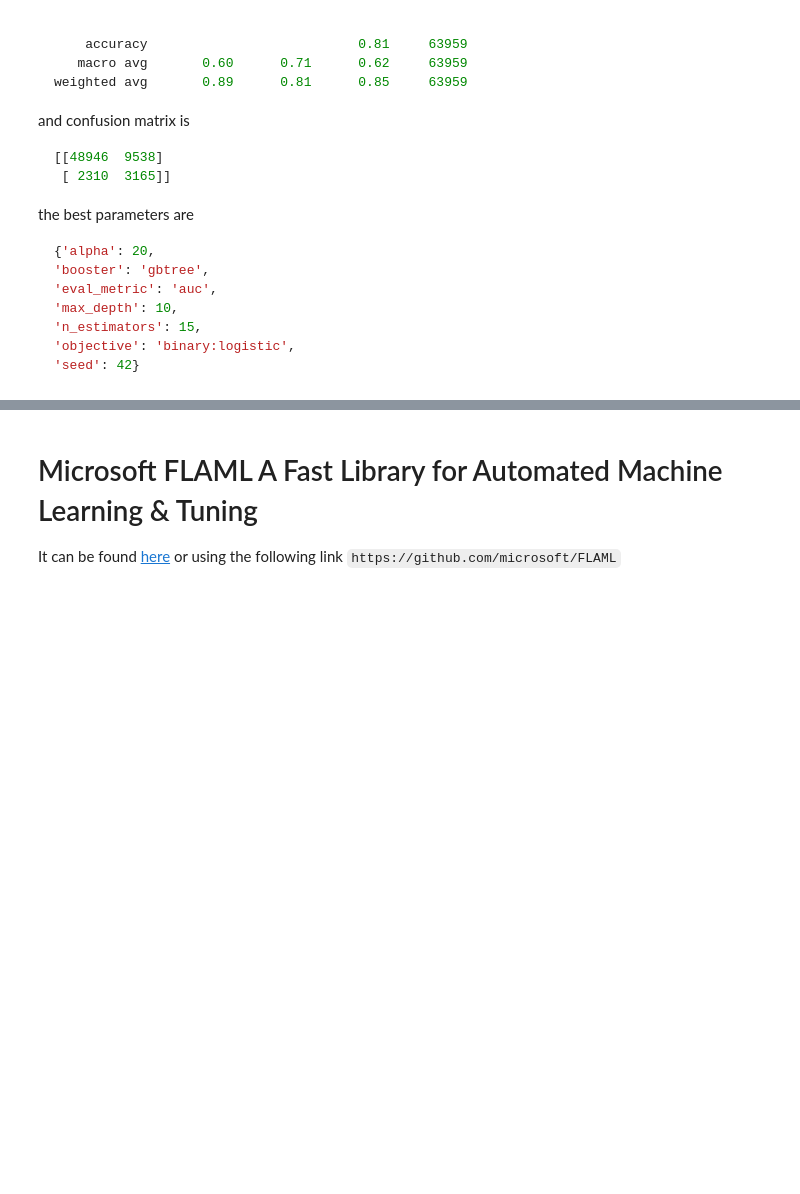
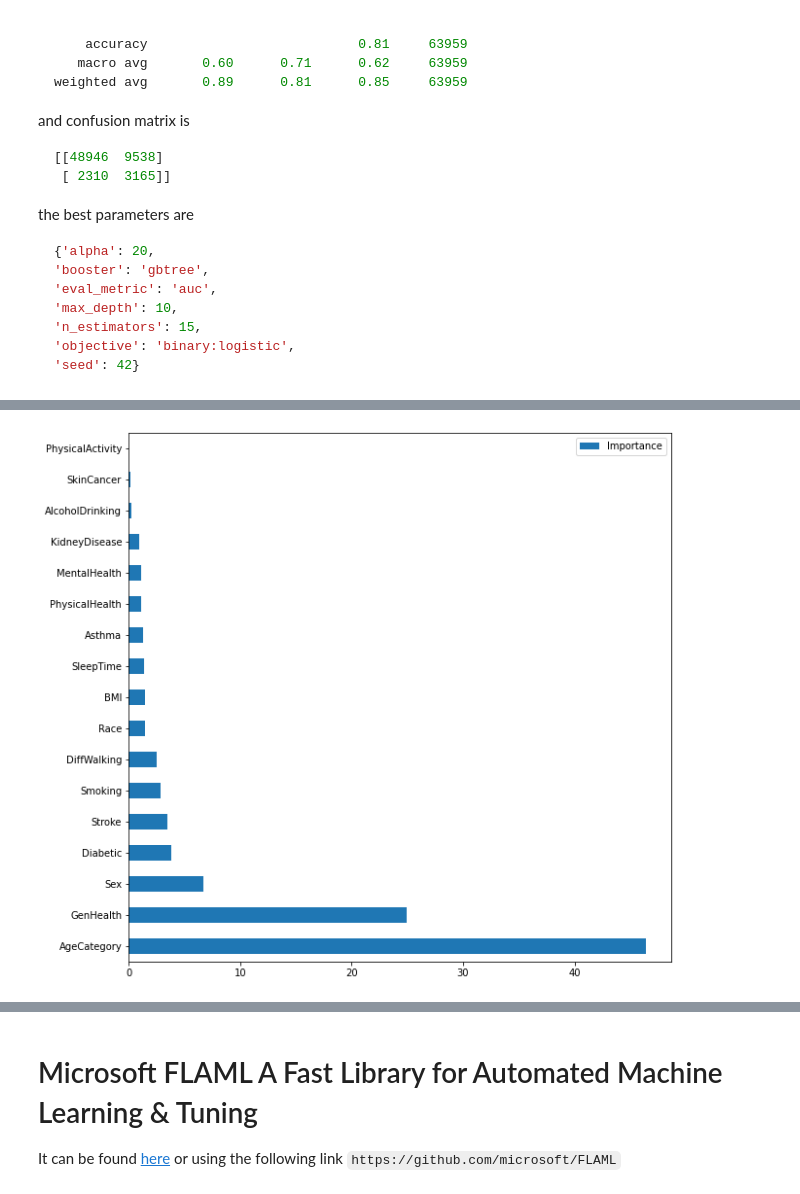
Before and after one commit to miladshiraniUCB/Heart-Disease-Prediction, a Jupyter notebook: Project_Phase_3.ipynb, the cells around one changed output, grey strips where cells are left out. Drawn from its saved outputs; the diff is of its cells as text; code cells hidden in the pictures; blank space fills up the shorter version.

```diff
--- a/Project_Phase_3.ipynb
+++ b/Project_Phase_3.ipynb
@@ -951,0 +1100,7 @@ and confusion matrix is
+# %%
+from sklearn.utils.class_weight import compute_class_weight
+
+classes = np.unique(yc_train)
+weights = compute_class_weight(class_weight='balanced',
+                               classes=classes, y=yc_train)
+class_weights = dict(zip(classes, weights))
@@ -951,0 +1117,19 @@ and confusion matrix is
+# %%
+params = {'iterations':3000,
+        'learning_rate':0.01,
+        'cat_features': Xc_categorical,
+        'depth':3,
+        'eval_metric':'AUC',
+        'verbose':200,
+        'od_type':"Iter", # overfit detector
+        'od_wait':500, # most recent best iteration to wait before stopping
+        'random_seed': 42,
+        'class_weight' : class_weights
+          }
+
+cat_model = CatBoostClassifier(**params)
+cat_model.fit(Xc_train, yc_train,
+          eval_set=(Xc_test, yc_test),
+          use_best_model=True, # True if we don't want to save trees created after iteration with the best validation score
+          plot=True
+         );
@@ -951,0 +1179,9 @@ and confusion matrix is
+# %%
+import matplotlib.pyplot as plt
+
+cat_importances = pd.DataFrame(cat_model.feature_importances_,
+                                index=Xc_train.columns, columns=["Importance"])
+cat_importances.sort_values(by='Importance', ascending=False, inplace=True)
+cat_importances.plot(kind='barh', figsize=(10,10));
+# %% [output]
+[figure, added]
```
Also changed, not shown: parts of 27 cells of this notebook.
